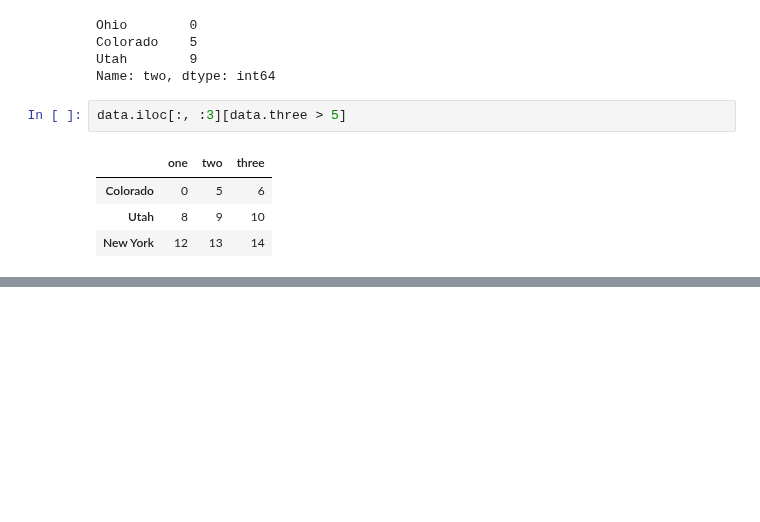
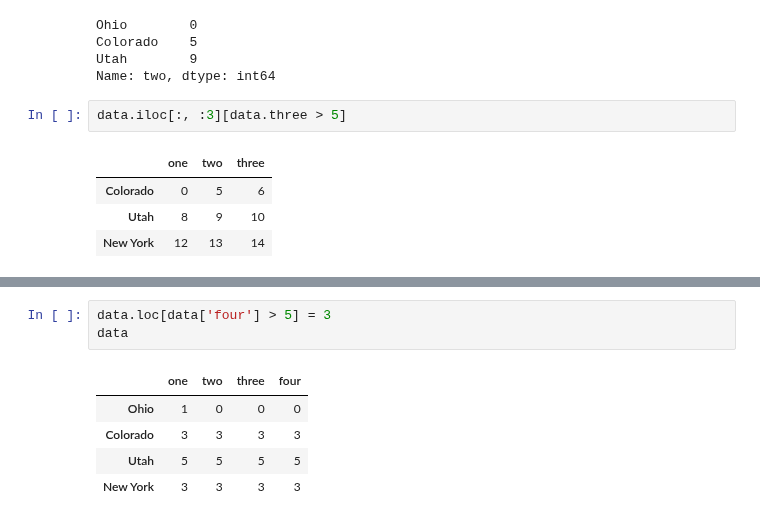
Before and after one commit to v-iushin/py_for_da_notes, a Jupyter notebook: ch_05/2_essentioal_functionality/3_indexing_selection_and_filtering.ipynb, the cells around one changed output, grey strips where cells are left out. Saved outputs shown, nothing was run; the diff lists cells and outputs as text; blank space fills up the shorter version.

```diff
--- a/ch_05/2_essentioal_functionality/3_indexing_selection_and_filtering.ipynb
+++ b/ch_05/2_essentioal_functionality/3_indexing_selection_and_filtering.ipynb
@@ -265,0 +337,9 @@ data.iloc[:, :3][data.three > 5]
+# %%
+data.loc[data['four'] > 5] = 3
+data
+# %% [output]
+|  | one | two | three | four |
+| Ohio | 1 | 0 | 0 | 0 |
+| Colorado | 3 | 3 | 3 | 3 |
+| Utah | 5 | 5 | 5 | 5 |
+| New York | 3 | 3 | 3 | 3 |
```
Also changed, not shown: parts of 14 cells of this notebook.
